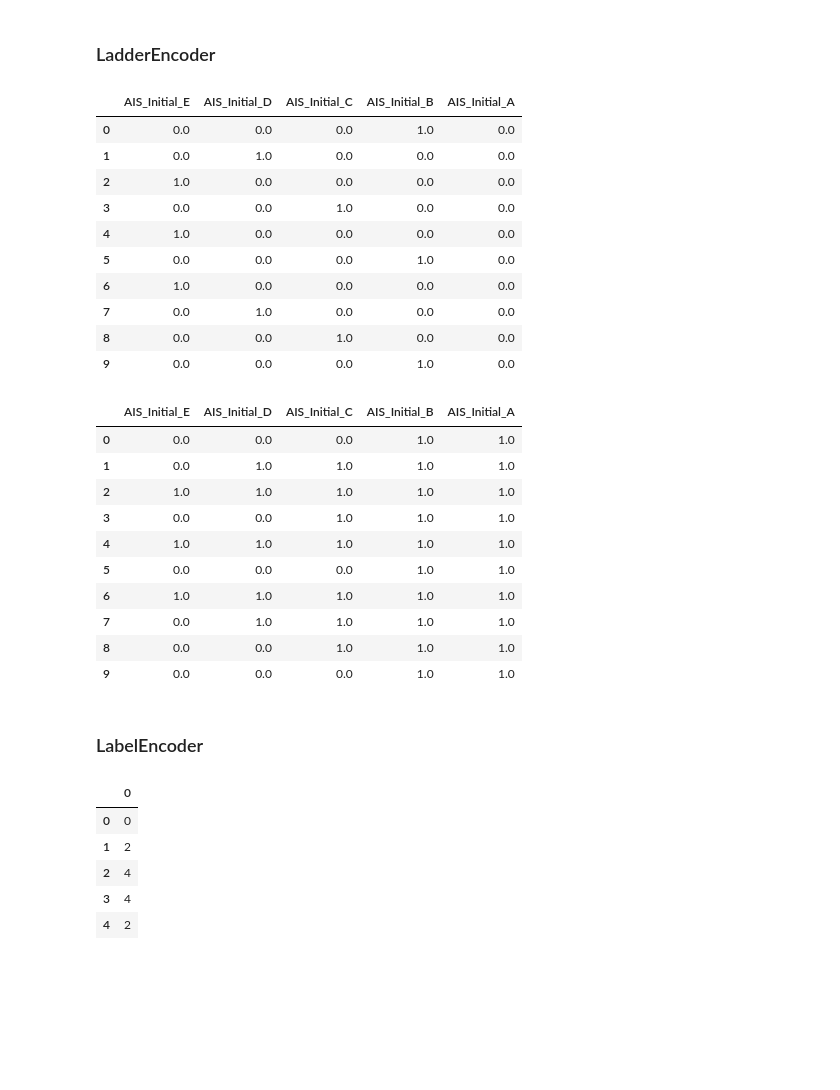
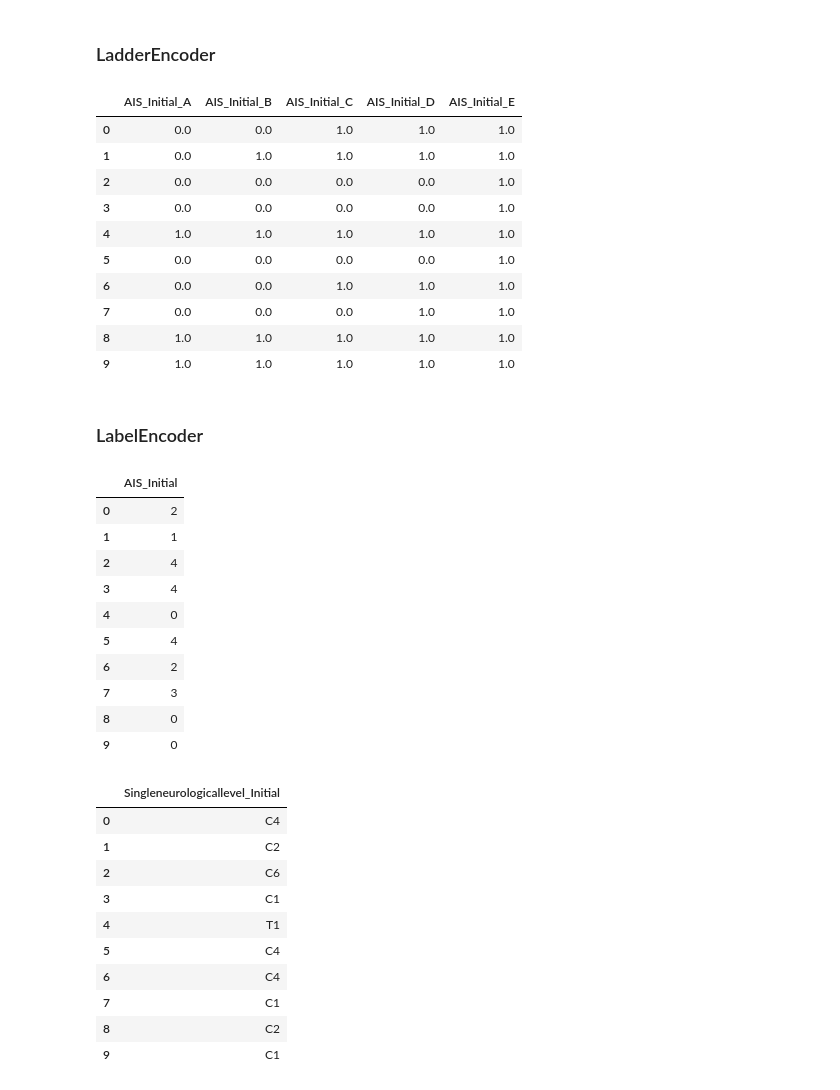
Before and after one commit to neuropoly/modular_optuna_ml, a Jupyter notebook: encoding_notebook.ipynb, the cells around one changed output. Saved outputs shown, nothing was run; the diff lists cells and outputs as text; code cells hidden in the pictures; blank space fills up the shorter version.

Commit message:
use random seed

```diff
--- a/encoding_notebook.ipynb
+++ b/encoding_notebook.ipynb
@@ -130,5 +131,5 @@ one_hot_encoded_df.head(10)
 # %%
-order = ['E', 'D', 'C', 'B', 'A']
+order = ['A', 'B', 'C', 'D', 'E']
 AIS_Initial = [random.choice(order) for _ in range(20)]
 df_ais = pd.DataFrame({'AIS_Initial': AIS_Initial})
 df_ais.head(10)
@@ -169,45 +170,54 @@ one_hot_encoded_df.head(10)
 # %%
 # Re-order the dataframe into the user specified order
 df_ais_ladder = one_hot_encoded_df.loc[:, [f"AIS_Initial_{c}" for c in order]]
-df_ais_ladder.head(10)
+#df_ais_ladder.head(10)
-# %% [output]
-|  | AIS_Initial_E | AIS_Initial_D | AIS_Initial_C | AIS_Initial_B | AIS_Initial_A |
-| 0 | 0.0 | 0.0 | 0.0 | 1.0 | 0.0 |
-| 1 | 0.0 | 1.0 | 0.0 | 0.0 | 0.0 |
-| 2 | 1.0 | 0.0 | 0.0 | 0.0 | 0.0 |
-| 3 | 0.0 | 0.0 | 1.0 | 0.0 | 0.0 |
-| 4 | 1.0 | 0.0 | 0.0 | 0.0 | 0.0 |
-| 5 | 0.0 | 0.0 | 0.0 | 1.0 | 0.0 |
-| 6 | 1.0 | 0.0 | 0.0 | 0.0 | 0.0 |
-| 7 | 0.0 | 1.0 | 0.0 | 0.0 | 0.0 |
-| 8 | 0.0 | 0.0 | 1.0 | 0.0 | 0.0 |
-| 9 | 0.0 | 0.0 | 0.0 | 1.0 | 0.0 |
 # %%
 # Use the CumSum trick to format it into a proper "ladder" encode
 df_ais_ladder = np.cumsum(df_ais_ladder, axis=1)
 df_ais_ladder.head(10)
 # %% [output]
-|  | AIS_Initial_E | AIS_Initial_D | AIS_Initial_C | AIS_Initial_B | AIS_Initial_A |
-| 0 | 0.0 | 0.0 | 0.0 | 1.0 | 1.0 |
+|  | AIS_Initial_A | AIS_Initial_B | AIS_Initial_C | AIS_Initial_D | AIS_Initial_E |
+| 0 | 0.0 | 0.0 | 1.0 | 1.0 | 1.0 |
 | 1 | 0.0 | 1.0 | 1.0 | 1.0 | 1.0 |
-| 2 | 1.0 | 1.0 | 1.0 | 1.0 | 1.0 |
-| 3 | 0.0 | 0.0 | 1.0 | 1.0 | 1.0 |
+| 2 | 0.0 | 0.0 | 0.0 | 0.0 | 1.0 |
+| 3 | 0.0 | 0.0 | 0.0 | 0.0 | 1.0 |
 | 4 | 1.0 | 1.0 | 1.0 | 1.0 | 1.0 |
-| 5 | 0.0 | 0.0 | 0.0 | 1.0 | 1.0 |
-| 6 | 1.0 | 1.0 | 1.0 | 1.0 | 1.0 |
-| 7 | 0.0 | 1.0 | 1.0 | 1.0 | 1.0 |
-| 8 | 0.0 | 0.0 | 1.0 | 1.0 | 1.0 |
-| 9 | 0.0 | 0.0 | 0.0 | 1.0 | 1.0 |
+| 5 | 0.0 | 0.0 | 0.0 | 0.0 | 1.0 |
+| 6 | 0.0 | 0.0 | 1.0 | 1.0 | 1.0 |
+| 7 | 0.0 | 0.0 | 0.0 | 1.0 | 1.0 |
+| 8 | 1.0 | 1.0 | 1.0 | 1.0 | 1.0 |
+| 9 | 1.0 | 1.0 | 1.0 | 1.0 | 1.0 |
 # %% [markdown]
 ### LabelEncoder
 # %%
 label_encoder = LabelEncoder()  # sparse_output=False returns a dense array
 one_hot_encoded = label_encoder.fit_transform(df_ais['AIS_Initial'])
-pd.DataFrame(one_hot_encoded).head()
+pd.DataFrame(one_hot_encoded, columns=['AIS_Initial']).head(10)
 # %% [output]
-|  | 0 |
-| 0 | 0 |
-| 1 | 2 |
+|  | AIS_Initial |
+| 0 | 2 |
+| 1 | 1 |
 | 2 | 4 |
 | 3 | 4 |
-| 4 | 2 |
+| 4 | 0 |
+| 5 | 4 |
+| 6 | 2 |
+| 7 | 3 |
+| 8 | 0 |
+| 9 | 0 |
+# %%
+Singleneurologicallevel_Initial = [random.choice(['C1', 'C2', 'C3', 'C4', 'C5', 'C6', 'C7', 'C8', 'T1']) for _ in range(100)]
+df_neurologicallevel = pd.DataFrame({'Singleneurologicallevel_Initial': Singleneurologicallevel_Initial})
+df_neurologicallevel.head(10)
+# %% [output]
+|  | Singleneurologicallevel_Initial |
+| 0 | C4 |
+| 1 | C2 |
+| 2 | C6 |
+| 3 | C1 |
+| 4 | T1 |
+| 5 | C4 |
+| 6 | C4 |
+| 7 | C1 |
+| 8 | C2 |
+| 9 | C1 |
```
Also changed, not shown: parts of 13 cells of this notebook.
